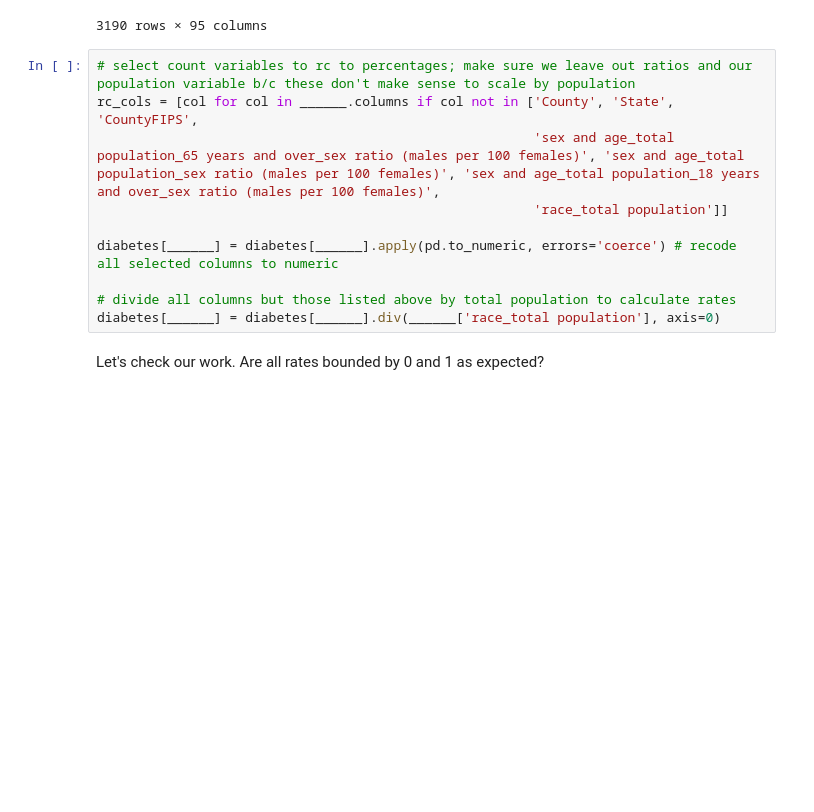
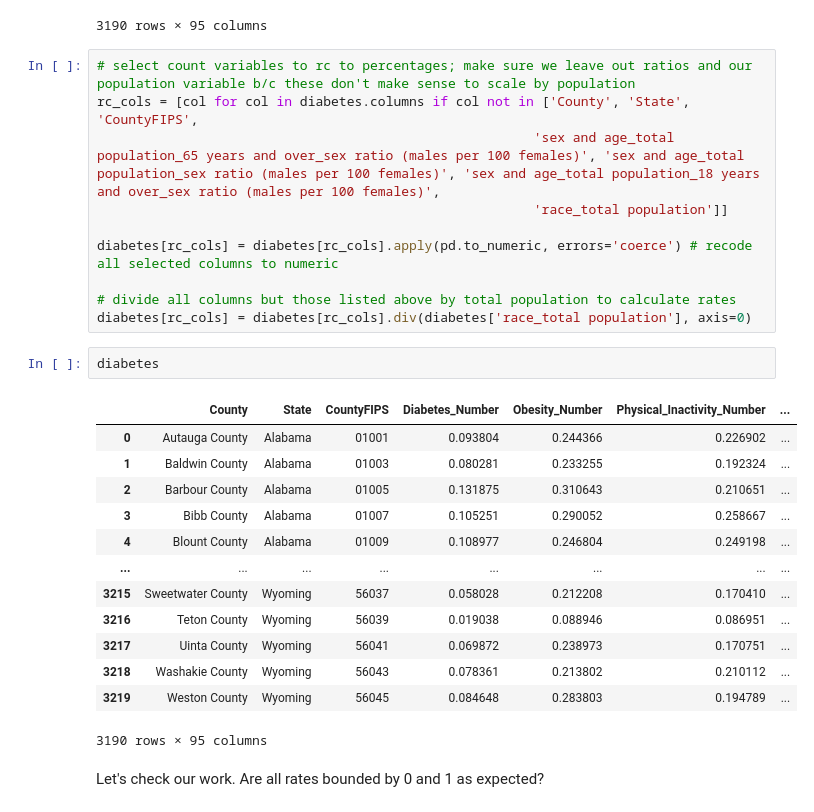
Before and after one commit to annettegailliot/CSS_Project2_Team4_Fall2022, a Jupyter notebook: Project 2 Students.ipynb, the cells around one changed output. Drawn from its saved outputs; the diff is of its cells as text; blank space fills up the shorter version.

Commit message:
recode variables finished

```diff
--- a/Project 2 Students.ipynb
+++ b/Project 2 Students.ipynb
@@ -123,14 +123,30 @@ diabetes
 3190 rows × 95 columns
 # %%
 # select count variables to rc to percentages; make sure we leave out ratios and our population variable b/c these don't make sense to scale by population
-rc_cols = [col for col in ______.columns if col not in ['County', 'State', 'CountyFIPS',
+rc_cols = [col for col in diabetes.columns if col not in ['County', 'State', 'CountyFIPS',
                                                         'sex and age_total population_65 years and over_sex ratio (males per 100 females)', 'sex and age_total population_sex ratio (males per 100 females)', 'sex and age_total population_18 years and over_sex ratio (males per 100 females)',
                                                         'race_total population']]
 
-diabetes[______] = diabetes[______].apply(pd.to_numeric, errors='coerce') # recode all selected columns to numeric
+diabetes[rc_cols] = diabetes[rc_cols].apply(pd.to_numeric, errors='coerce') # recode all selected columns to numeric
 
 # divide all columns but those listed above by total population to calculate rates
-diabetes[______] = diabetes[______].div(______['race_total population'], axis=0)
+diabetes[rc_cols] = diabetes[rc_cols].div(diabetes['race_total population'], axis=0)
+# %%
+diabetes
+# %% [output]
+|  | County | State | CountyFIPS | Diabetes_Number | Obesity_Number | Physical_Inactivity_Number | ... |
+| 0 | Autauga County | Alabama | 01001 | 0.093804 | 0.244366 | 0.226902 | ... |
+| 1 | Baldwin County | Alabama | 01003 | 0.080281 | 0.233255 | 0.192324 | ... |
+| 2 | Barbour County | Alabama | 01005 | 0.131875 | 0.310643 | 0.210651 | ... |
+| 3 | Bibb County | Alabama | 01007 | 0.105251 | 0.290052 | 0.258667 | ... |
+| 4 | Blount County | Alabama | 01009 | 0.108977 | 0.246804 | 0.249198 | ... |
+| ... | ... | ... | ... | ... | ... | ... | ... |
+| 3215 | Sweetwater County | Wyoming | 56037 | 0.058028 | 0.212208 | 0.170410 | ... |
+| 3216 | Teton County | Wyoming | 56039 | 0.019038 | 0.088946 | 0.086951 | ... |
+| 3217 | Uinta County | Wyoming | 56041 | 0.069872 | 0.238973 | 0.170751 | ... |
+| 3218 | Washakie County | Wyoming | 56043 | 0.078361 | 0.213802 | 0.210112 | ... |
+| 3219 | Weston County | Wyoming | 56045 | 0.084648 | 0.283803 | 0.194789 | ... |
+3190 rows × 95 columns
 # %% [markdown]
 Let's check our work. Are all rates bounded by 0 and 1 as expected?
 # %%
```
Also changed, not shown: parts of 2 cells of this notebook.
